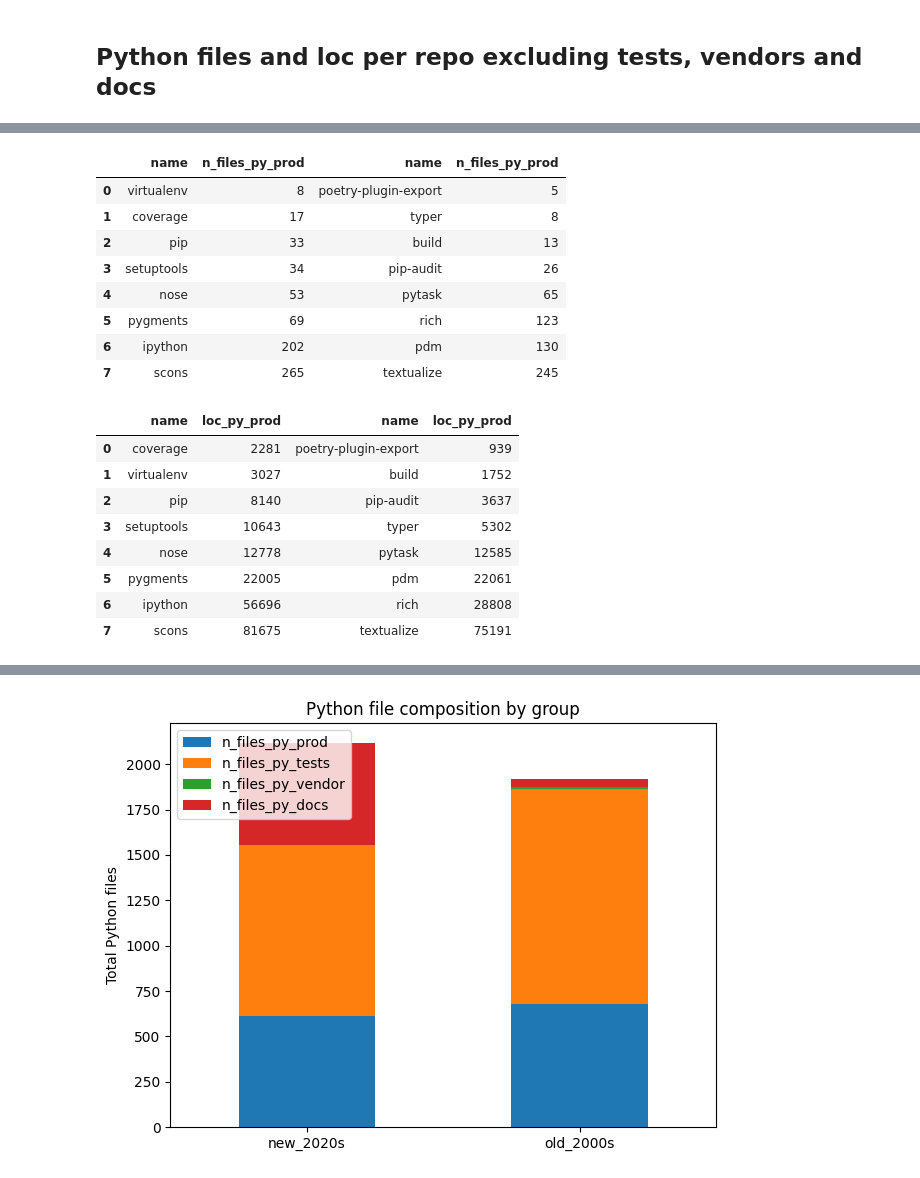
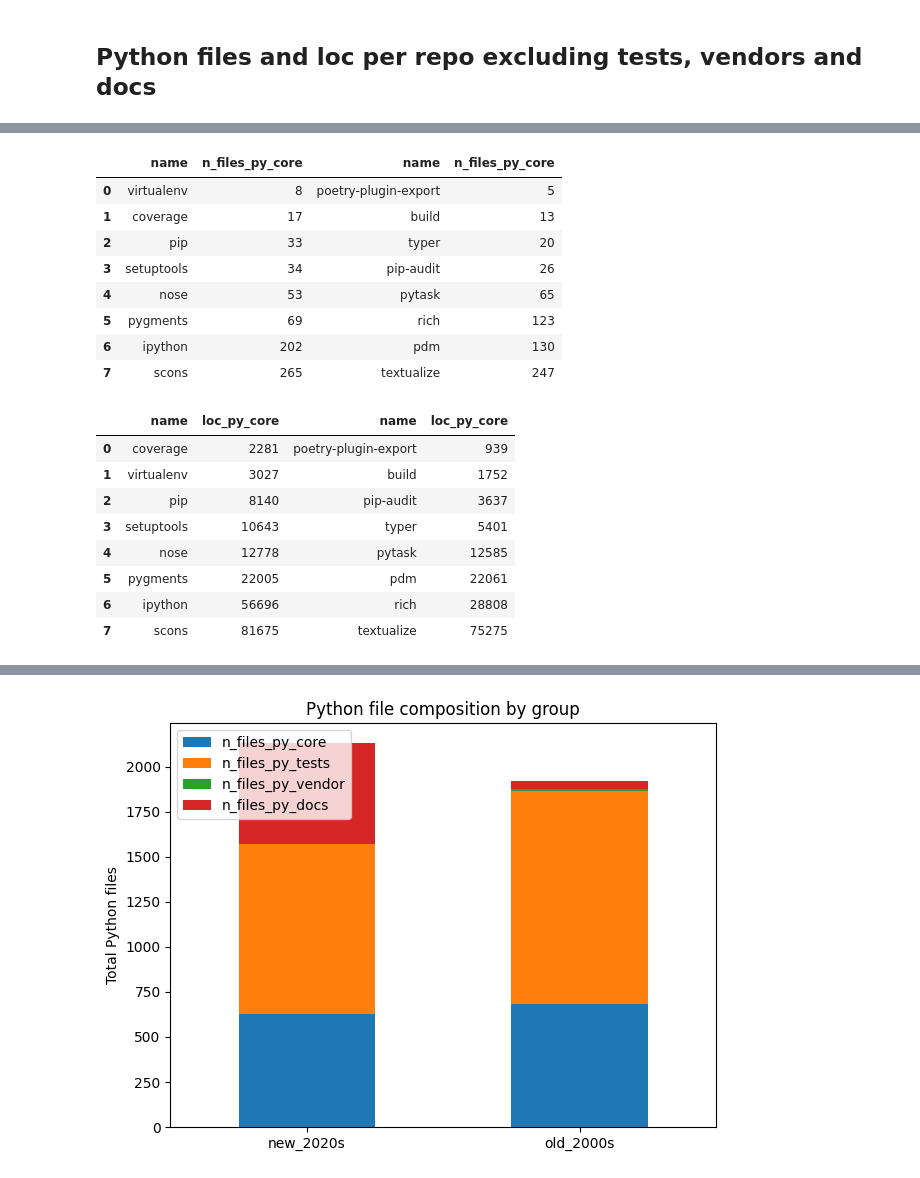
Before and after one commit to mikegaravani/py-comment-evolution, a Jupyter notebook: scripts/repo-census/visualization.ipynb, the cells around one changed output, grey strips where cells are left out. Saved outputs shown, nothing was run; the diff lists cells and outputs as text; code cells hidden in the pictures.

```diff
--- a/scripts/repo-census/visualization.ipynb
+++ b/scripts/repo-census/visualization.ipynb
@@ -198,24 +198,11 @@ plt.show()
 # %% [markdown]
 ## Python files and loc per repo excluding tests, vendors and docs
 # %%
-df["n_files_py_prod"] = (
-    df["n_files_py"]
-    - df["n_files_py_tests"]
-    - df["n_files_py_vendor"]
-    - df["n_files_py_docs"]
-).clip(lower=0)
-
-df["loc_py_prod"] = (
-    df["loc_total_py"]
-    - df["loc_py_tests"]
-    - df["loc_py_vendor"]
-    - df["loc_py_docs"]
-).clip(lower=0)
 
 repo_files = df.sort_values("n_files_py")
 
 repo_files.set_index("name")[[
-    "n_files_py_prod",
+    "n_files_py_core",
     "n_files_py_tests",
     "n_files_py_vendor",
     "n_files_py_docs"
@@ -231,7 +218,7 @@ plt.show()
 repo_loc = df.sort_values("loc_total_py")
 
 repo_loc.set_index("name")[[
-    "loc_py_prod",
+    "loc_py_core",
     "loc_py_tests",
     "loc_py_vendor",
     "loc_py_docs"
@@ -249,44 +236,44 @@ plt.show()
 # %%
 old_repos = (
     df[df["group"] == "old_2000s"]
-      .sort_values("n_files_py_prod")
-      [["name", "n_files_py_prod"]]
+      .sort_values("n_files_py_core")
+      [["name", "n_files_py_core"]]
 )
 new_repos = (
     df[df["group"] == "new_2020s"]
-      .sort_values("n_files_py_prod")
-      [["name", "n_files_py_prod"]]
+      .sort_values("n_files_py_core")
+      [["name", "n_files_py_core"]]
 )
 
 combined = pd.concat(
     [
         old_repos.reset_index(drop=True),
         new_repos.reset_index(drop=True)
     ],
     axis=1
 )
 
 display(combined)
 # %% [output]
-|  | name | n_files_py_prod | name | n_files_py_prod |
+|  | name | n_files_py_core | name | n_files_py_core |
 | 0 | virtualenv | 8 | poetry-plugin-export | 5 |
-| 1 | coverage | 17 | typer | 8 |
-| 2 | pip | 33 | build | 13 |
+| 1 | coverage | 17 | build | 13 |
+| 2 | pip | 33 | typer | 20 |
 | 3 | setuptools | 34 | pip-audit | 26 |
 | 4 | nose | 53 | pytask | 65 |
 | 5 | pygments | 69 | rich | 123 |
 | 6 | ipython | 202 | pdm | 130 |
-| 7 | scons | 265 | textualize | 245 |
+| 7 | scons | 265 | textualize | 247 |
 # %%
 old_repos = (
     df[df["group"] == "old_2000s"]
-      .sort_values("loc_py_prod")
-      [["name", "loc_py_prod"]]
+      .sort_values("loc_py_core")
+      [["name", "loc_py_core"]]
 )
 new_repos = (
     df[df["group"] == "new_2020s"]
-      .sort_values("loc_py_prod")
-      [["name", "loc_py_prod"]]
+      .sort_values("loc_py_core")
+      [["name", "loc_py_core"]]
 )
 
 combined = pd.concat(
@@ -299,12 +286,12 @@ combined = pd.concat(
 
 display(combined)
 # %% [output]
-|  | name | loc_py_prod | name | loc_py_prod |
+|  | name | loc_py_core | name | loc_py_core |
 | 0 | coverage | 2281 | poetry-plugin-export | 939 |
 | 1 | virtualenv | 3027 | build | 1752 |
 | 2 | pip | 8140 | pip-audit | 3637 |
-| 3 | setuptools | 10643 | typer | 5302 |
+| 3 | setuptools | 10643 | typer | 5401 |
 | 4 | nose | 12778 | pytask | 12585 |
 | 5 | pygments | 22005 | pdm | 22061 |
 | 6 | ipython | 56696 | rich | 28808 |
-| 7 | scons | 81675 | textualize | 75191 |
+| 7 | scons | 81675 | textualize | 75275 |
```
Also changed, not shown: parts of 3 cells of this notebook, 1 other file.
